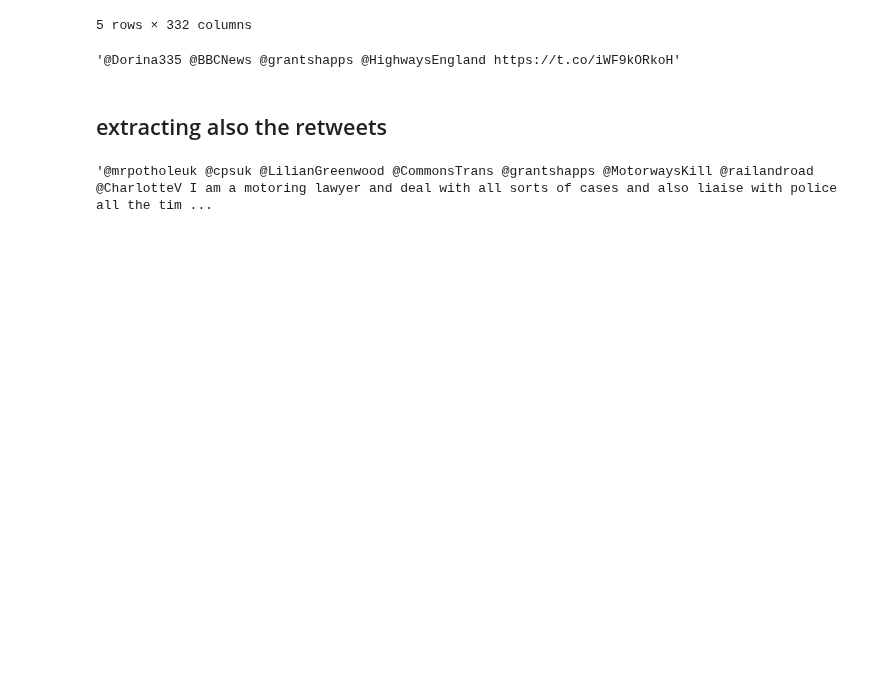
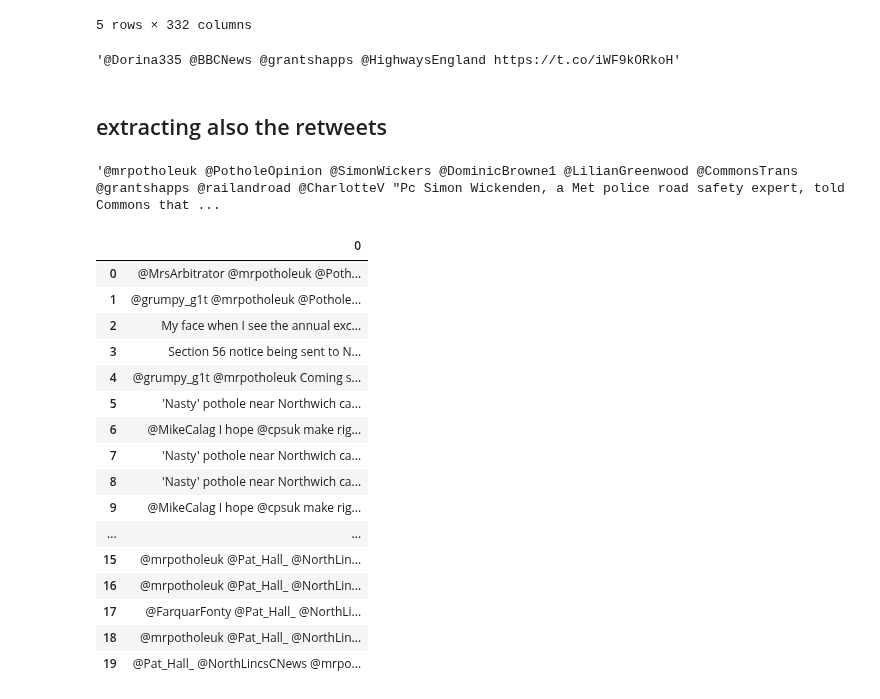
Before and after one commit to juan-ivan-NV/My-learnings, a Jupyter notebook: Scrapping_Tweeter/Twetter_web_scrapping.ipynb, the cells around one changed output. Drawn from its saved outputs; the diff is of its cells as text; code cells hidden in the pictures; blank space fills up the shorter version.

```diff
--- a/Scrapping_Tweeter/Twetter_web_scrapping.ipynb
+++ b/Scrapping_Tweeter/Twetter_web_scrapping.ipynb
@@ -102,5 +102,4 @@ def jsonify_tweepy_2(tweet_info):
     else:
       return tweet_info.full_text
 # %%
-#mrpotholeuk_words = list(tweepy.Cursor(api.search, q="mrpotholeuk", tweet_mode="extended").items(500))
-mrpotholeuk_words_df = pd.DataFrame([jsonify_tweepy_2(tweet) for tweet in mrpotholeuk_words])
+mrpotholeuk_words = list(tweepy.Cursor(api.search, q="mrpotholeuk", tweet_mode="extended").items(500))
@@ -107,4 +108,24 @@ mrpotholeuk_words_df = pd.DataFrame([jsonify_tweepy_2(tweet) for tweet in mrpoth
 # %%
-mrpotholeuk_words_df.iloc[53][0]
+mrpotholeuk_words_df.iloc[22][0]
 # %% [output]
-'@mrpotholeuk @cpsuk @LilianGreenwood @CommonsTrans @grantshapps @MotorwaysKill @railandroad @CharlotteV I am a motoring lawyer and deal with all sorts of cases and also liaise with police all the tim ...
+'@mrpotholeuk @PotholeOpinion @SimonWickers @DominicBrowne1 @LilianGreenwood @CommonsTrans @grantshapps @railandroad @CharlotteV "Pc Simon Wickenden, a Met police road safety expert, told Commons that ...
+# %%
+mrpotholeuk_words_df.head(20)
+# %% [output]
+|  | 0 |
+| 0 | @MrsArbitrator @mrpotholeuk @Poth... |
+| 1 | @grumpy_g1t @mrpotholeuk @Pothole... |
+| 2 | My face when I see the annual exc... |
+| 3 | Section 56 notice being sent to N... |
+| 4 | @grumpy_g1t @mrpotholeuk Coming s... |
+| 5 | 'Nasty' pothole near Northwich ca... |
+| 6 | @MikeCalag I hope @cpsuk make rig... |
+| 7 | 'Nasty' pothole near Northwich ca... |
+| 8 | 'Nasty' pothole near Northwich ca... |
+| 9 | @MikeCalag I hope @cpsuk make rig... |
+| ... | ... |
+| 15 | @mrpotholeuk @Pat_Hall_ @NorthLin... |
+| 16 | @mrpotholeuk @Pat_Hall_ @NorthLin... |
+| 17 | @FarquarFonty @Pat_Hall_ @NorthLi... |
+| 18 | @mrpotholeuk @Pat_Hall_ @NorthLin... |
+| 19 | @Pat_Hall_ @NorthLincsCNews @mrpo... |
```
Also changed, not shown: parts of 1 cell of this notebook.
